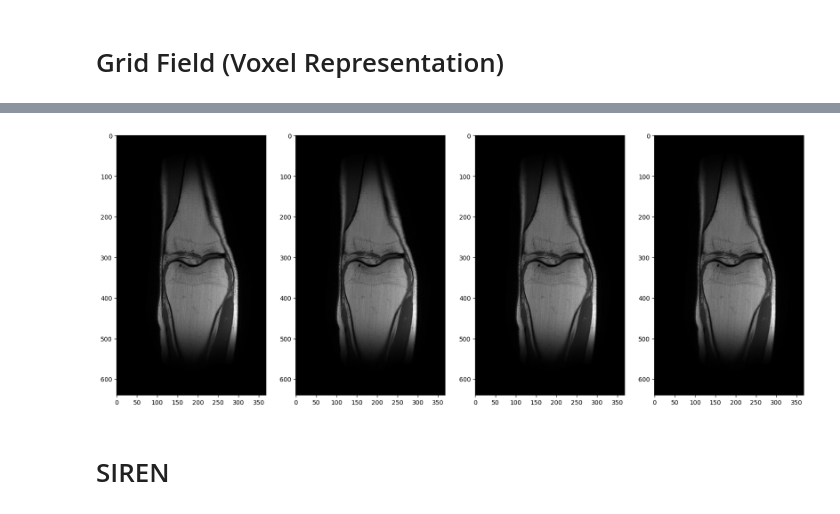
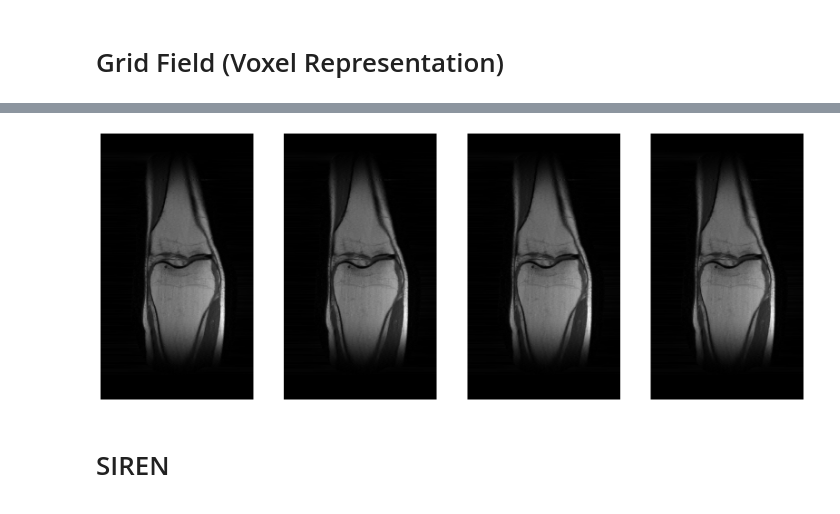
Before and after one commit to gRox167/ese5934_project, a Jupyter notebook: framework.ipynb, the cells around one changed output, grey strips where cells are left out. Drawn from its saved outputs; the diff is of its cells as text; code cells hidden in the pictures.

```diff
--- a/framework.ipynb
+++ b/framework.ipynb
@@ -5,7 +5,7 @@ import os
 import pathlib
 
 os.environ["PYTORCH_ENABLE_MPS_FALLBACK"] = "1"
-os.environ["BART_TOOLBOX_PATH"] = "/Users/chunxuguo/bart"
+# os.environ["BART_TOOLBOX_PATH"] = "/Users/chunxuguo/bart"
 
 import torch
 import torchopt
@@ -40,7 +40,7 @@ def data_transform(kspace, mask, target, data_attributes, filename, slice_num):
 
 
 dataset = mri_data.SliceDataset(
-    root=pathlib.Path("/Users/chunxuguo/ese5934_project/data"),
+    root=pathlib.Path("/bmrc-an-data/Chunxu/ese5934_project/data"),
     transform=data_transform,
     challenge="multicoil",
 )
@@ -51,7 +52,8 @@ dataset = mri_data.SliceDataset(
 # %%
 from ese5934_project.models.GridField import Grid
 
-optimizer = torchopt.adam(lr=0.001)
+optimizer = torchopt.adam(lr=0.1)
 kspace, (mean, std), masked_kspace, mask, csm = dataset[15]
 field = Grid((640, 368), mean, std)
+# field.grid =
 # %% [output]
@@ -66,8 +71,9 @@ params, image_list = reconstruct(
     masked_kspace,
     csm,
     mask,
+    alpha=0.005,
     optimizer=optimizer,
-    iterations=200,
-    device=torch.device("mps"),
+    iterations=400,
+    device=torch.device("cuda:0"),
 )
 # %% [output]
@@ -91,13 +97,14 @@ iteration 200
 # %%
 import matplotlib.pyplot as plt
 
 # there are 20 images in the list,
 # we want to plot them in a grid of 4x5
 fig, axs = plt.subplots(1, 4, figsize=(20, 10))
-for i, image in enumerate(image_list):
-    axs[i % 5].imshow(complex_abs(image), cmap="gray")
+for i, image in enumerate(image_list[-4:]):
+    axs[i % 5].imshow(complex_abs(image), cmap="gray")  # , vmin=0, vmax=2)
+    axs[i % 5].axis("off")
 # %% [output]
-[figure, old version]
+[figure, new version]
 # %% [markdown]
 # SIREN
 # %%
```
Also changed, not shown: parts of 7 cells of this notebook, 23 other files.
